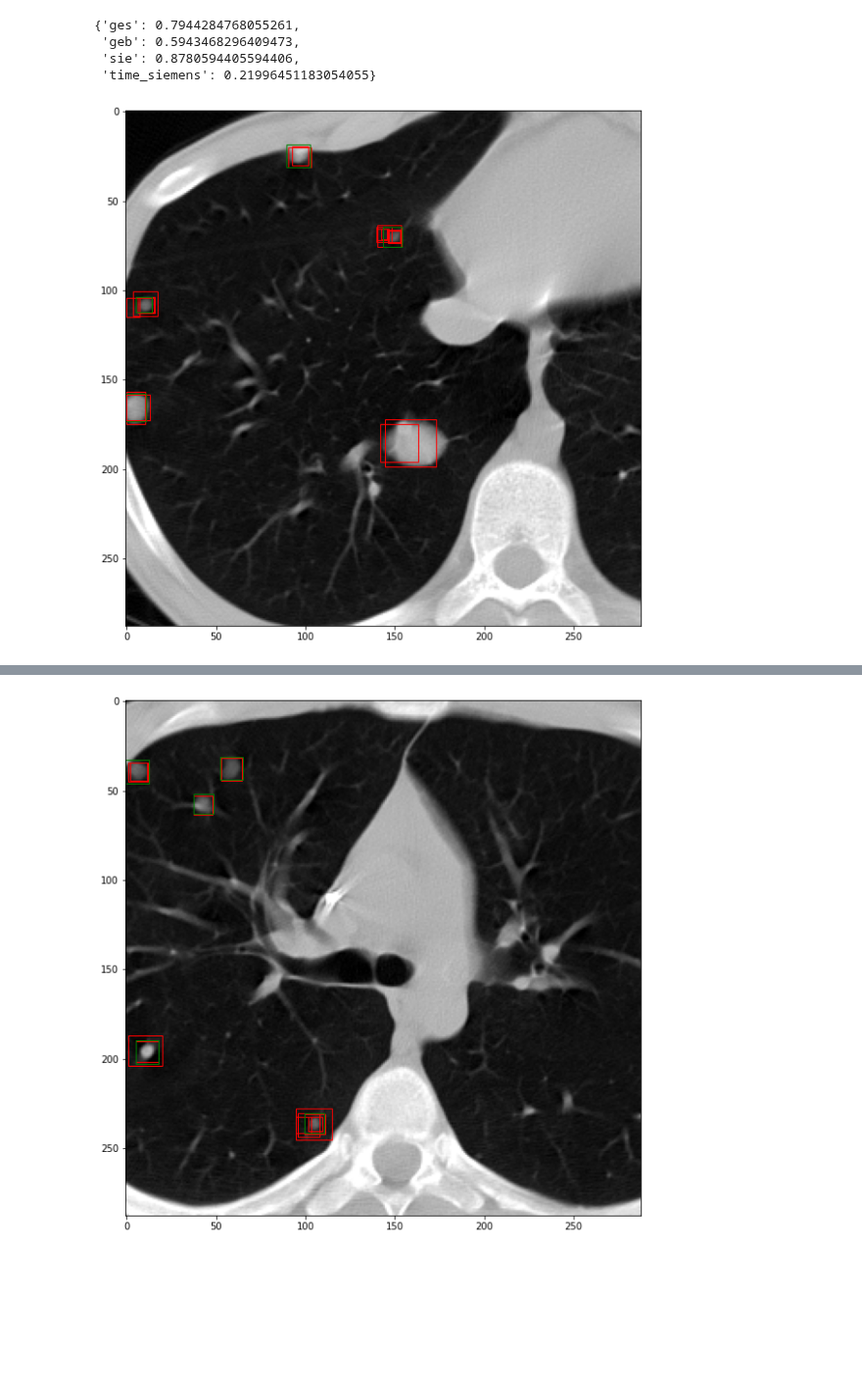
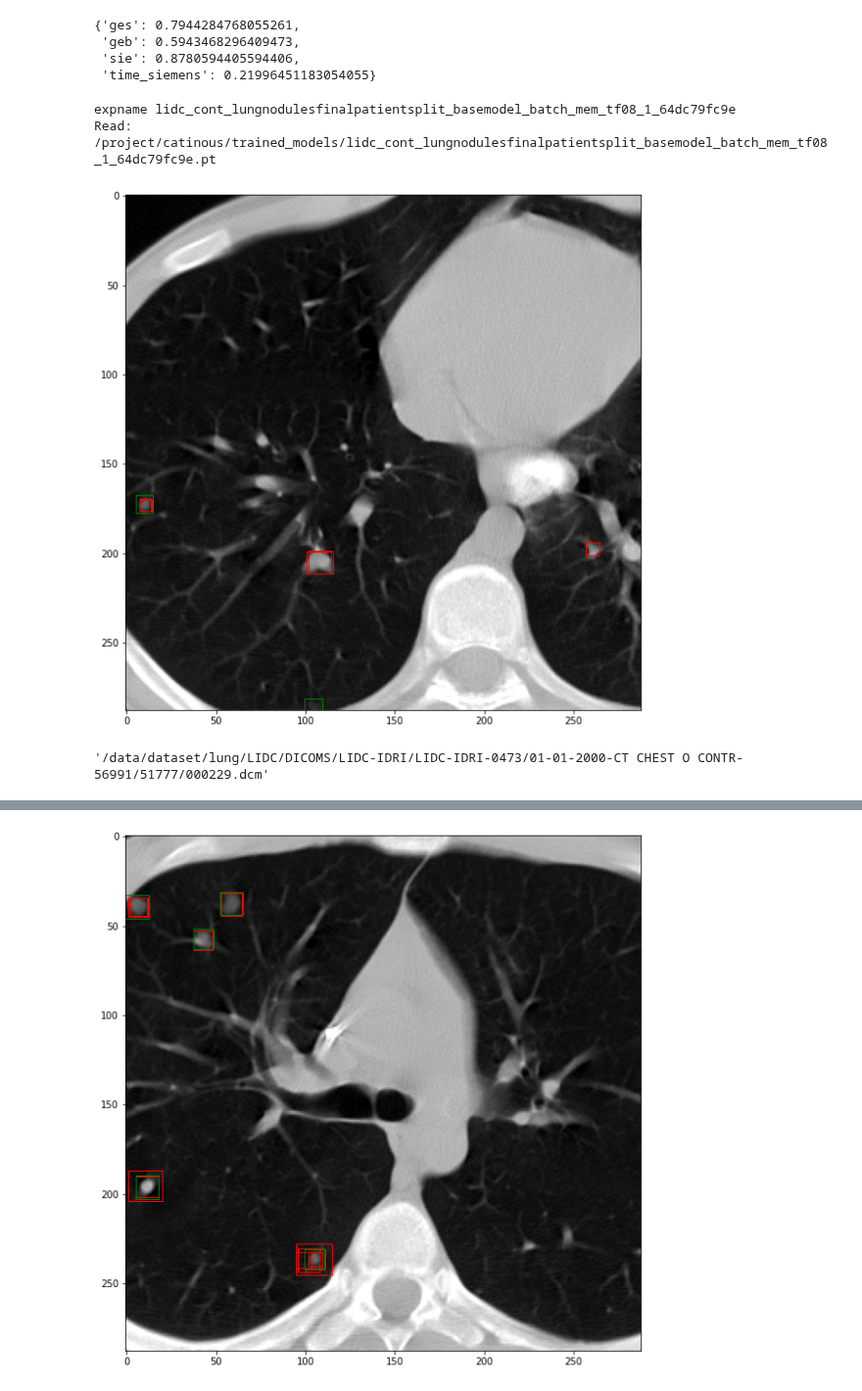
Before and after one commit to cirmuw/dynamicmemory, a Jupyter notebook: Results_lungnodules.ipynb, the cells around one changed output, grey strips where cells are left out. Shown at 98% size. Saved outputs shown, nothing was run; the diff lists cells and outputs as text; code cells hidden in the pictures; blank space fills up the shorter version.

```diff
--- a/Results_lungnodules.ipynb
+++ b/Results_lungnodules.ipynb
@@ -184,9 +205,41 @@ aps
  'geb': 0.5943468296409473,
  'sie': 0.8780594405594406,
  'time_siemens': 0.21996451183054055}
+# %%
+hparams={'root_dir':'/project/catinous/',
+         'datasetfile': '/project/catinous/lungnodulesfinalpatientsplit.csv',
+         'batch_size': 8,
+         'training_batch_size': 8,
+         'transition_phase_after':0.8,
+         'memorymaximum': 64,
+         'use_memory':True,
+         'random_memory': True,
+         'balance_memory': False,
+        'order': ['ges', 'geb', 'sie', 'time_siemens'],
+         'continuous': True,
+         'val_check_interval': 10,
+        'base_model': 'lidc_batch_lungnodulesfinalpatientsplit_base_1_4e9eb3ca65.pt',
+         'run_postfix': 1,
+        'dim': 2,
+         'task': 'lidc',
+         'model': 'rnn',
+         'seed': 1654130,
+         'stylemodel': True,
+         'gram_weights': [1, 1],
+         #'pseudodomain_detection': True
+        }
+
+seeds = [1654130, 6654961, 5819225, 1215862, 132054]
+
+hparams['seed'] = seeds[0]
+hparams['run_postfix'] = 1
+model, logs, df_cache, basemodel_lr = dmodel.trained_model(hparams)
+# %% [output]
+expname lidc_cont_lungnodulesfinalpatientsplit_basemodel_batch_mem_tf08_1_64dc79fc9e
+Read: /project/catinous/trained_models/lidc_cont_lungnodulesfinalpatientsplit_basemodel_batch_mem_tf08_1_64dc79fc9e.pt
 # %%
-dl_val = DataLoader(LIDCBatch('/project/catinous/lungnodulesfinal.csv',
-                                      split='val', res='time_siemens', validation=True),
+dl_val = DataLoader(LIDCBatch('/project/catinous/lungnodulesfinalpatientsplit.csv',
+                                      split='test', res='time_siemens', validation=True),
                       batch_size=8,
                       num_workers=2,
                       collate_fn=cutils.collate_fn,
@@ -204,19 +257,23 @@ for batch in dl_val:
     out = model.forward(x)
     break
 # %%
-idx = 4
+idx = 6
 
 fig, ax = plt.subplots(1, 1, figsize=(10, 10))
 
 xywh = [[ab[0], ab[1], ab[2] - ab[0], ab[3] - ab[1]] for ab in out[idx]['boxes']]
 
 ax.imshow(x[idx].detach().cpu().numpy()[0])
 #plt.scatter([x], [y])
 for k, xy in enumerate(xywh):
     rect = patches.Rectangle((xy[0],xy[1]),xy[2],xy[3],linewidth=1,edgecolor='r',facecolor='none')
     ax.add_patch(rect)
 for gt in y[idx]['boxes']:
     rect = patches.Rectangle((gt[0], gt[1]), gt[2] - gt[0], gt[3] - gt[1], edgecolor='g', facecolor='none')
     ax.add_patch(rect)
 # %% [output]
-[figure, old version]
+[figure, new version]
+# %%
+filepath[7]
+# %% [output]
+'/data/dataset/lung/LIDC/DICOMS/LIDC-IDRI/LIDC-IDRI-0473/01-01-2000-CT CHEST O CONTR-56991/51777/000229.dcm'
```
Also changed, not shown: parts of 24 cells of this notebook, 5 other files.
